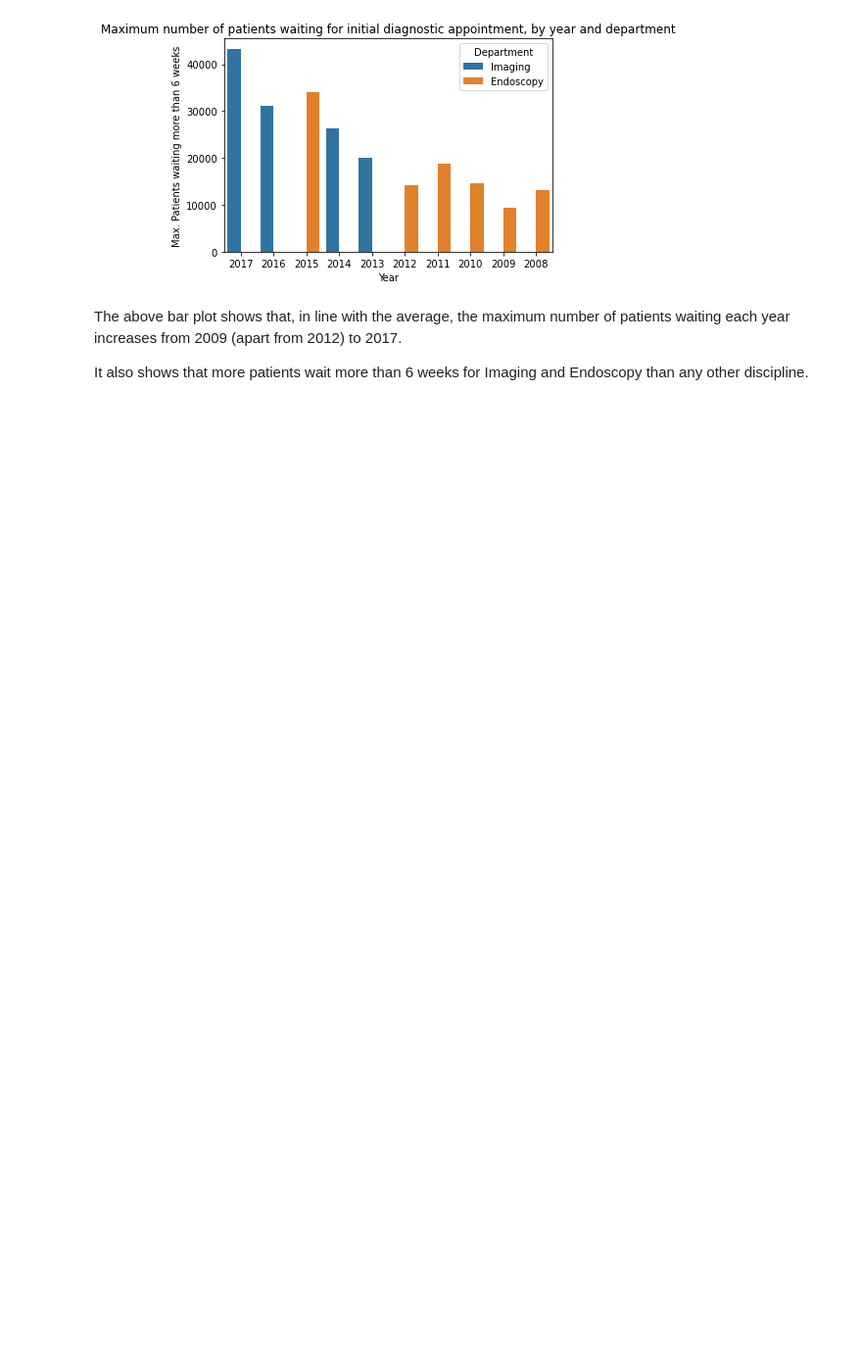
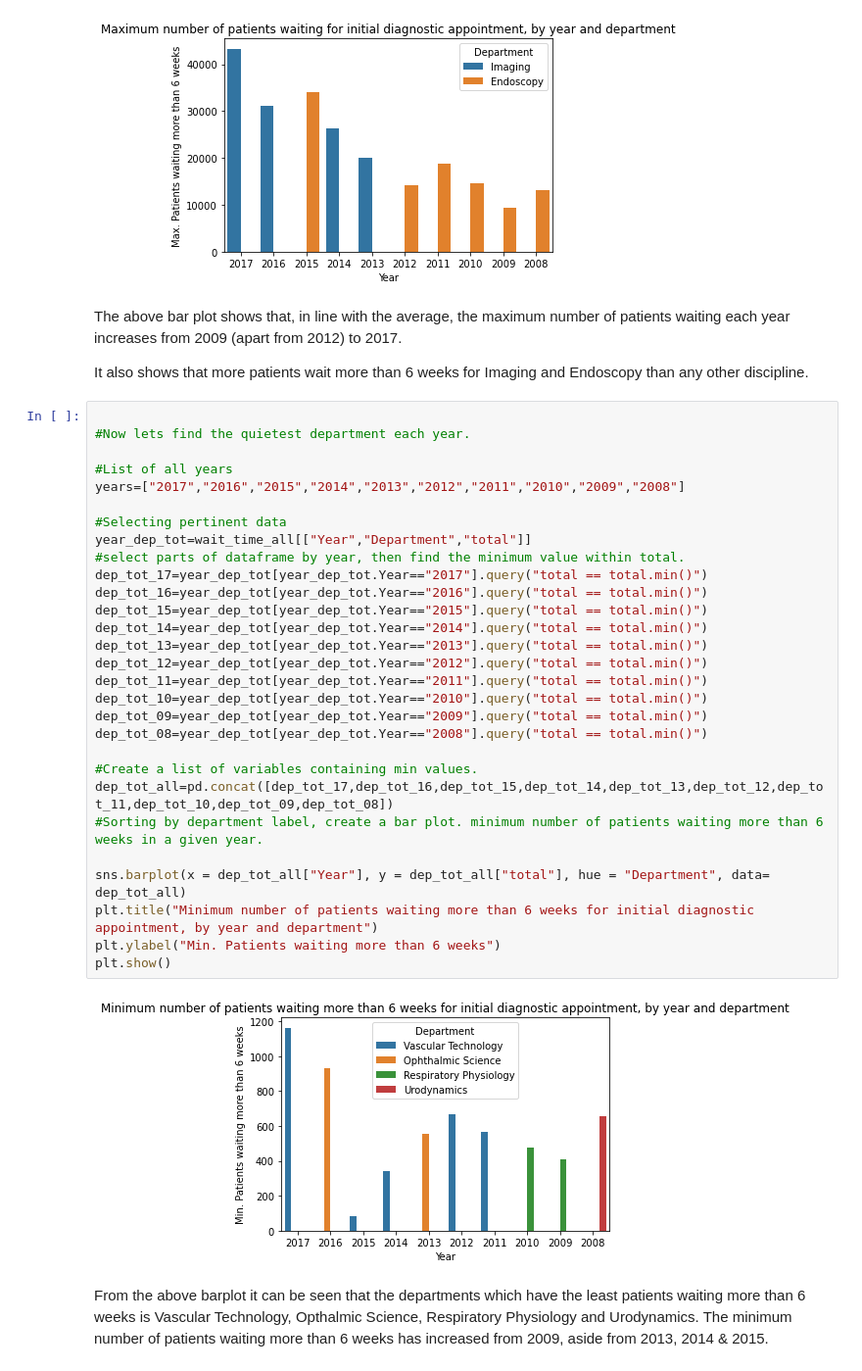
Before and after one commit to Sebbybobbler/Data-Science-NHS-wait-times-analysis-portfolio, a Jupyter notebook: Data Science Portfolio Project .ipynb, the cells around one changed output. Shown at 98% size. Saved outputs shown, nothing was run; the diff lists cells and outputs as text; blank space fills up the shorter version.

```diff
--- a/Data Science Portfolio Project .ipynb
+++ b/Data Science Portfolio Project .ipynb
@@ -198,3 +253,36 @@ plt.show()
 The above bar plot shows that, in line with the average, the maximum number of patients waiting each year increases from 2009 (apart from 2012) to 2017.
 
 It also shows that more patients wait more than 6 weeks for Imaging and Endoscopy than any other discipline.
+# %%
+
+#Now lets find the quietest department each year.
+
+#List of all years
+years=["2017","2016","2015","2014","2013","2012","2011","2010","2009","2008"]
+
+#Selecting pertinent data
+year_dep_tot=wait_time_all[["Year","Department","total"]]
+#select parts of dataframe by year, then find the minimum value within total.
+dep_tot_17=year_dep_tot[year_dep_tot.Year=="2017"].query("total == total.min()")
+dep_tot_16=year_dep_tot[year_dep_tot.Year=="2016"].query("total == total.min()")
+dep_tot_15=year_dep_tot[year_dep_tot.Year=="2015"].query("total == total.min()")
+dep_tot_14=year_dep_tot[year_dep_tot.Year=="2014"].query("total == total.min()")
+dep_tot_13=year_dep_tot[year_dep_tot.Year=="2013"].query("total == total.min()")
+dep_tot_12=year_dep_tot[year_dep_tot.Year=="2012"].query("total == total.min()")
+dep_tot_11=year_dep_tot[year_dep_tot.Year=="2011"].query("total == total.min()")
+dep_tot_10=year_dep_tot[year_dep_tot.Year=="2010"].query("total == total.min()")
+dep_tot_09=year_dep_tot[year_dep_tot.Year=="2009"].query("total == total.min()")
+dep_tot_08=year_dep_tot[year_dep_tot.Year=="2008"].query("total == total.min()")
+
+#Create a list of variables containing min values.
+dep_tot_all=pd.concat([dep_tot_17,dep_tot_16,dep_tot_15,dep_tot_14,dep_tot_13,dep_tot_12,dep_tot_11,dep_tot_10,dep_tot_09,dep_tot_08])
+#Sorting by department label, create a bar plot. minimum number of patients waiting more than 6 weeks in a given year.
+
+sns.barplot(x = dep_tot_all["Year"], y = dep_tot_all["total"], hue = "Department", data= dep_tot_all)
+plt.title("Minimum number of patients waiting more than 6 weeks for initial diagnostic appointment, by year and department")
+plt.ylabel("Min. Patients waiting more than 6 weeks")
+plt.show()
+# %% [output]
+[figure, added]
+# %% [markdown]
+From the above barplot it can be seen that the departments which have the least patients waiting more than 6 weeks is Vascular Technology, Opthalmic Science, Respiratory Physiology and Urodynamics. The minimum number of patients waiting more than 6 weeks has increased from 2009, aside from 2013, 2014 & 2015.
```
Also changed, not shown: parts of 6 cells of this notebook.
